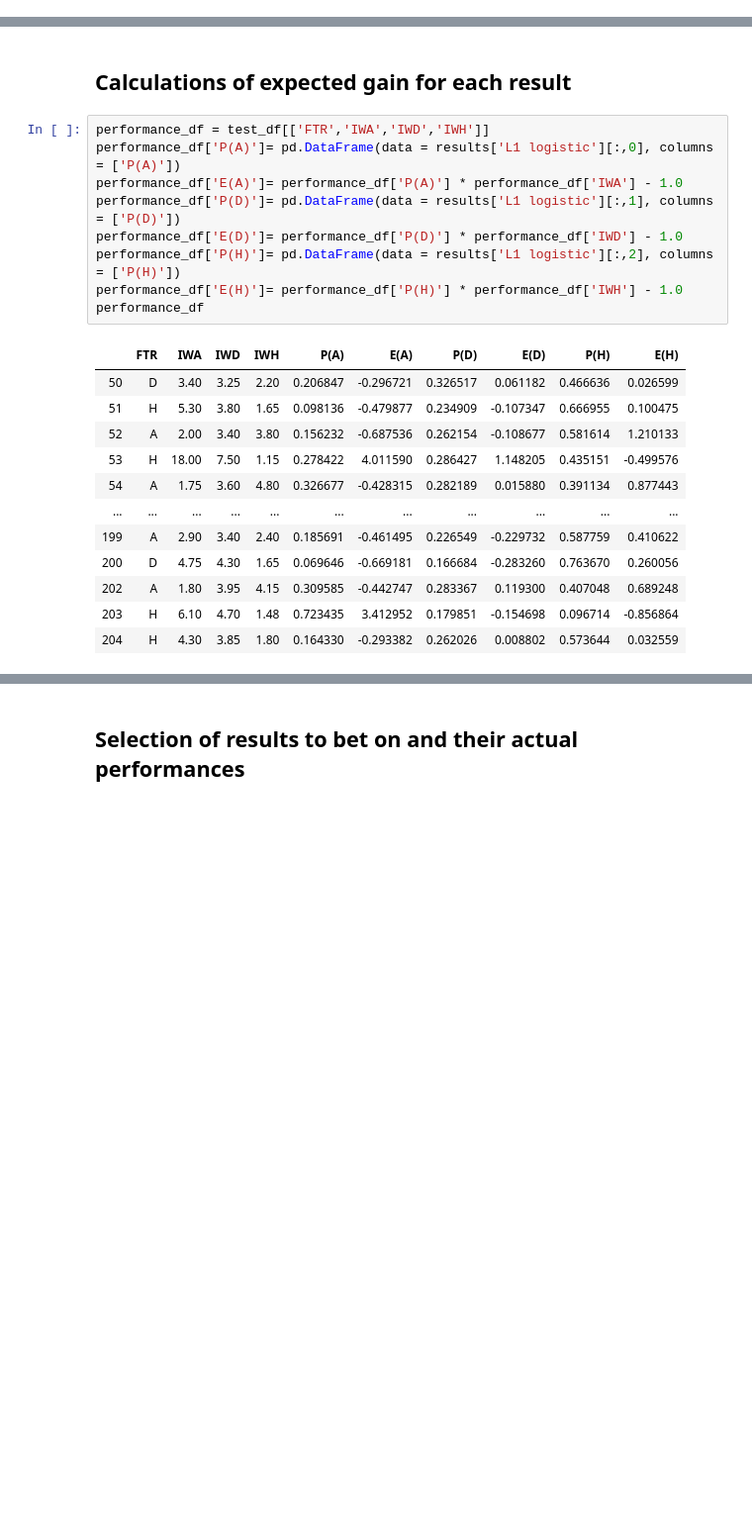
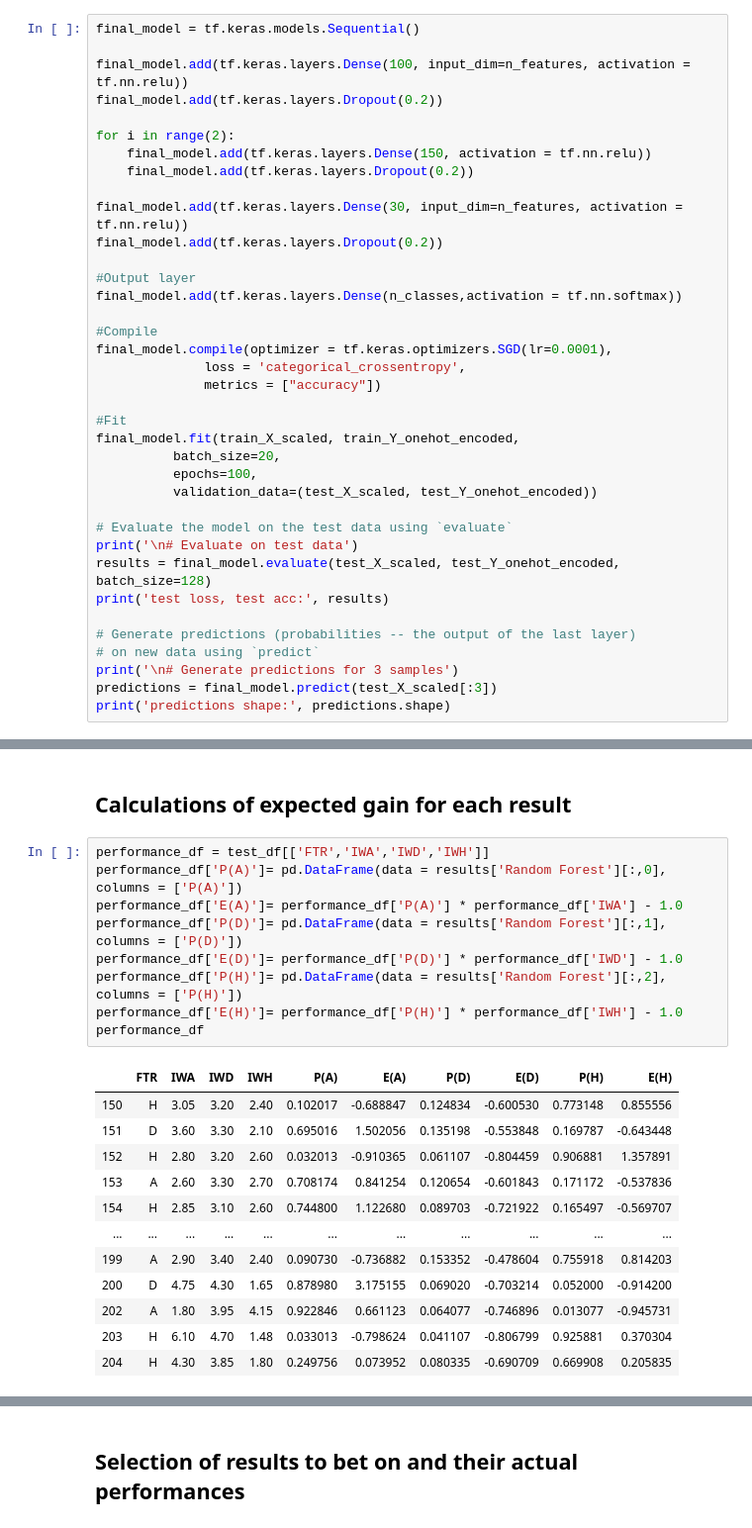
Before and after one commit to TheoGreg/BettingAI, a Jupyter notebook: Football/Football_Analysis.ipynb, the cells around one changed output, grey strips where cells are left out. Shown: that part at 99% size. Drawn from its saved outputs; the diff is of its cells as text; blank space fills up the shorter version.

```diff
--- a/Football/Football_Analysis.ipynb
+++ b/Football/Football_Analysis.ipynb
@@ -583,0 +637,37 @@ print(val_cross, val_acc)
+# %%
+final_model = tf.keras.models.Sequential()
+
+final_model.add(tf.keras.layers.Dense(100, input_dim=n_features, activation = tf.nn.relu))
+final_model.add(tf.keras.layers.Dropout(0.2))
+
+for i in range(2):
+    final_model.add(tf.keras.layers.Dense(150, activation = tf.nn.relu))
+    final_model.add(tf.keras.layers.Dropout(0.2))
+
+final_model.add(tf.keras.layers.Dense(30, input_dim=n_features, activation = tf.nn.relu))
+final_model.add(tf.keras.layers.Dropout(0.2))
+
+#Output layer
+final_model.add(tf.keras.layers.Dense(n_classes,activation = tf.nn.softmax))
+
+#Compile
+final_model.compile(optimizer = tf.keras.optimizers.SGD(lr=0.0001),
+              loss = 'categorical_crossentropy',
+              metrics = ["accuracy"])
+
+#Fit
+final_model.fit(train_X_scaled, train_Y_onehot_encoded,
+          batch_size=20,
+          epochs=100,
+          validation_data=(test_X_scaled, test_Y_onehot_encoded))
+
+# Evaluate the model on the test data using `evaluate`
+print('\n# Evaluate on test data')
+results = final_model.evaluate(test_X_scaled, test_Y_onehot_encoded, batch_size=128)
+print('test loss, test acc:', results)
+
+# Generate predictions (probabilities -- the output of the last layer)
+# on new data using `predict`
+print('\n# Generate predictions for 3 samples')
+predictions = final_model.predict(test_X_scaled[:3])
+print('predictions shape:', predictions.shape)
@@ -617,23 +725,23 @@ show()
 ## Calculations of expected gain for each result
 # %%
 performance_df = test_df[['FTR','IWA','IWD','IWH']]
-performance_df['P(A)']= pd.DataFrame(data = results['L1 logistic'][:,0], columns = ['P(A)'])
+performance_df['P(A)']= pd.DataFrame(data = results['Random Forest'][:,0], columns = ['P(A)'])
 performance_df['E(A)']= performance_df['P(A)'] * performance_df['IWA'] - 1.0
-performance_df['P(D)']= pd.DataFrame(data = results['L1 logistic'][:,1], columns = ['P(D)'])
+performance_df['P(D)']= pd.DataFrame(data = results['Random Forest'][:,1], columns = ['P(D)'])
 performance_df['E(D)']= performance_df['P(D)'] * performance_df['IWD'] - 1.0
-performance_df['P(H)']= pd.DataFrame(data = results['L1 logistic'][:,2], columns = ['P(H)'])
+performance_df['P(H)']= pd.DataFrame(data = results['Random Forest'][:,2], columns = ['P(H)'])
 performance_df['E(H)']= performance_df['P(H)'] * performance_df['IWH'] - 1.0
 performance_df
 # %% [output]
 |  | FTR | IWA | IWD | IWH | P(A) | E(A) | P(D) | E(D) | P(H) | E(H) |
-| 50 | D | 3.40 | 3.25 | 2.20 | 0.206847 | -0.296721 | 0.326517 | 0.061182 | 0.466636 | 0.026599 |
-| 51 | H | 5.30 | 3.80 | 1.65 | 0.098136 | -0.479877 | 0.234909 | -0.107347 | 0.666955 | 0.100475 |
-| 52 | A | 2.00 | 3.40 | 3.80 | 0.156232 | -0.687536 | 0.262154 | -0.108677 | 0.581614 | 1.210133 |
-| 53 | H | 18.00 | 7.50 | 1.15 | 0.278422 | 4.011590 | 0.286427 | 1.148205 | 0.435151 | -0.499576 |
-| 54 | A | 1.75 | 3.60 | 4.80 | 0.326677 | -0.428315 | 0.282189 | 0.015880 | 0.391134 | 0.877443 |
+| 150 | H | 3.05 | 3.20 | 2.40 | 0.102017 | -0.688847 | 0.124834 | -0.600530 | 0.773148 | 0.855556 |
+| 151 | D | 3.60 | 3.30 | 2.10 | 0.695016 | 1.502056 | 0.135198 | -0.553848 | 0.169787 | -0.643448 |
+| 152 | H | 2.80 | 3.20 | 2.60 | 0.032013 | -0.910365 | 0.061107 | -0.804459 | 0.906881 | 1.357891 |
+| 153 | A | 2.60 | 3.30 | 2.70 | 0.708174 | 0.841254 | 0.120654 | -0.601843 | 0.171172 | -0.537836 |
+| 154 | H | 2.85 | 3.10 | 2.60 | 0.744800 | 1.122680 | 0.089703 | -0.721922 | 0.165497 | -0.569707 |
 | ... | ... | ... | ... | ... | ... | ... | ... | ... | ... | ... |
-| 199 | A | 2.90 | 3.40 | 2.40 | 0.185691 | -0.461495 | 0.226549 | -0.229732 | 0.587759 | 0.410622 |
-| 200 | D | 4.75 | 4.30 | 1.65 | 0.069646 | -0.669181 | 0.166684 | -0.283260 | 0.763670 | 0.260056 |
-| 202 | A | 1.80 | 3.95 | 4.15 | 0.309585 | -0.442747 | 0.283367 | 0.119300 | 0.407048 | 0.689248 |
-| 203 | H | 6.10 | 4.70 | 1.48 | 0.723435 | 3.412952 | 0.179851 | -0.154698 | 0.096714 | -0.856864 |
-| 204 | H | 4.30 | 3.85 | 1.80 | 0.164330 | -0.293382 | 0.262026 | 0.008802 | 0.573644 | 0.032559 |
+| 199 | A | 2.90 | 3.40 | 2.40 | 0.090730 | -0.736882 | 0.153352 | -0.478604 | 0.755918 | 0.814203 |
+| 200 | D | 4.75 | 4.30 | 1.65 | 0.878980 | 3.175155 | 0.069020 | -0.703214 | 0.052000 | -0.914200 |
+| 202 | A | 1.80 | 3.95 | 4.15 | 0.922846 | 0.661123 | 0.064077 | -0.746896 | 0.013077 | -0.945731 |
+| 203 | H | 6.10 | 4.70 | 1.48 | 0.033013 | -0.798624 | 0.041107 | -0.806799 | 0.925881 | 0.370304 |
+| 204 | H | 4.30 | 3.85 | 1.80 | 0.249756 | 0.073952 | 0.080335 | -0.690709 | 0.669908 | 0.205835 |
```
Also changed, not shown: parts of 32 cells of this notebook.
